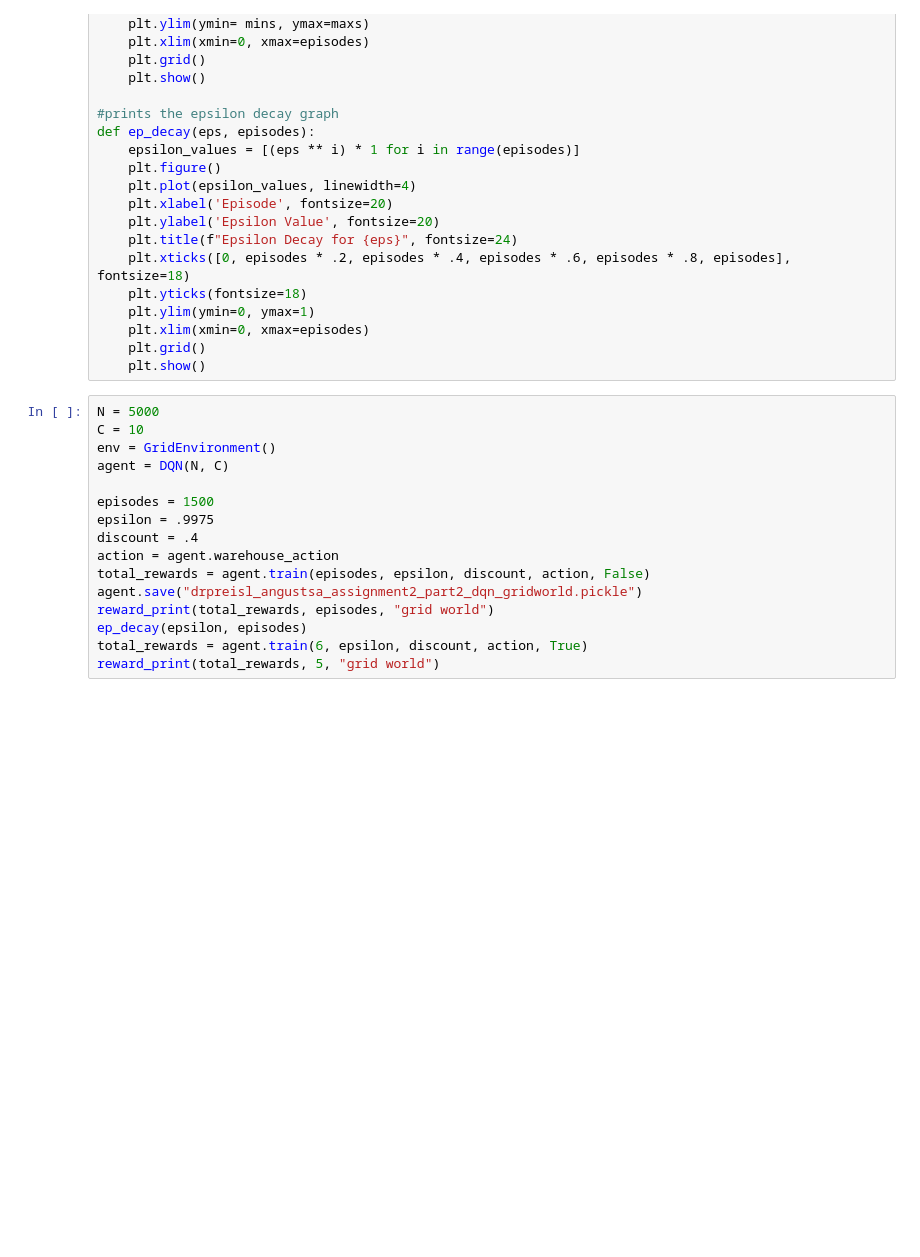
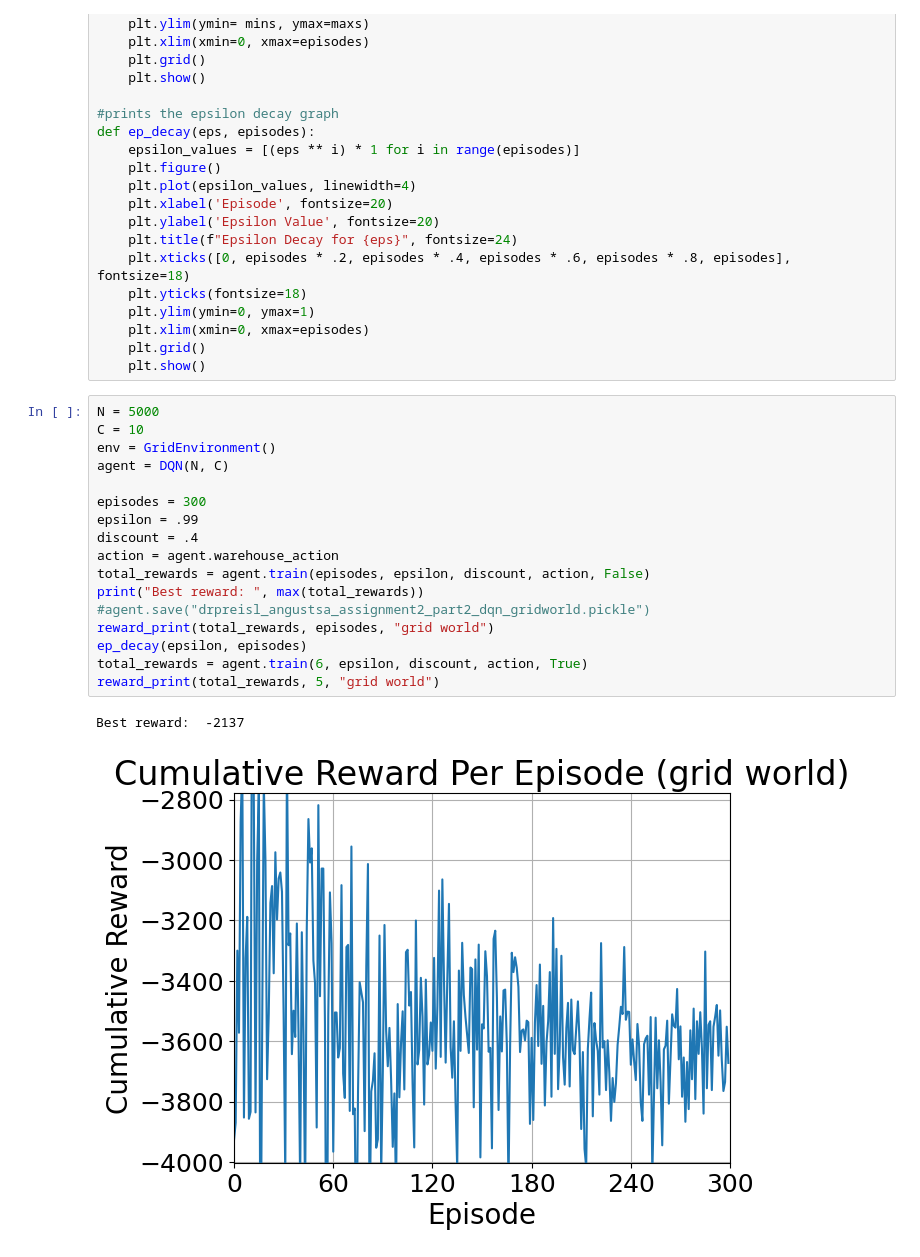
Before and after one commit to awseq12/assigment2, a Jupyter notebook: assignment_2_part_2/drpreisl_angustsa_grid_world.ipynb, the cells around one changed output. Drawn from its saved outputs; the diff is of its cells as text; blank space fills up the shorter version.

```diff
--- a/assignment_2_part_2/drpreisl_angustsa_grid_world.ipynb
+++ b/assignment_2_part_2/drpreisl_angustsa_grid_world.ipynb
@@ -320,16 +309,20 @@ def ep_decay(eps, episodes):
 # %%
 N = 5000
 C = 10
 env = GridEnvironment()
 agent = DQN(N, C)
 
-episodes = 1500
-epsilon = .9975
+episodes = 300
+epsilon = .99
 discount = .4
 action = agent.warehouse_action
 total_rewards = agent.train(episodes, epsilon, discount, action, False)
-agent.save("drpreisl_angustsa_assignment2_part2_dqn_gridworld.pickle")
+print("Best reward: ", max(total_rewards))
+#agent.save("drpreisl_angustsa_assignment2_part2_dqn_gridworld.pickle")
 reward_print(total_rewards, episodes, "grid world")
 ep_decay(epsilon, episodes)
 total_rewards = agent.train(6, epsilon, discount, action, True)
 reward_print(total_rewards, 5, "grid world")
+# %% [output]
+Best reward:  -2137
+[figure, added]
```
Also changed, not shown: parts of 4 cells of this notebook, 2 other files.
